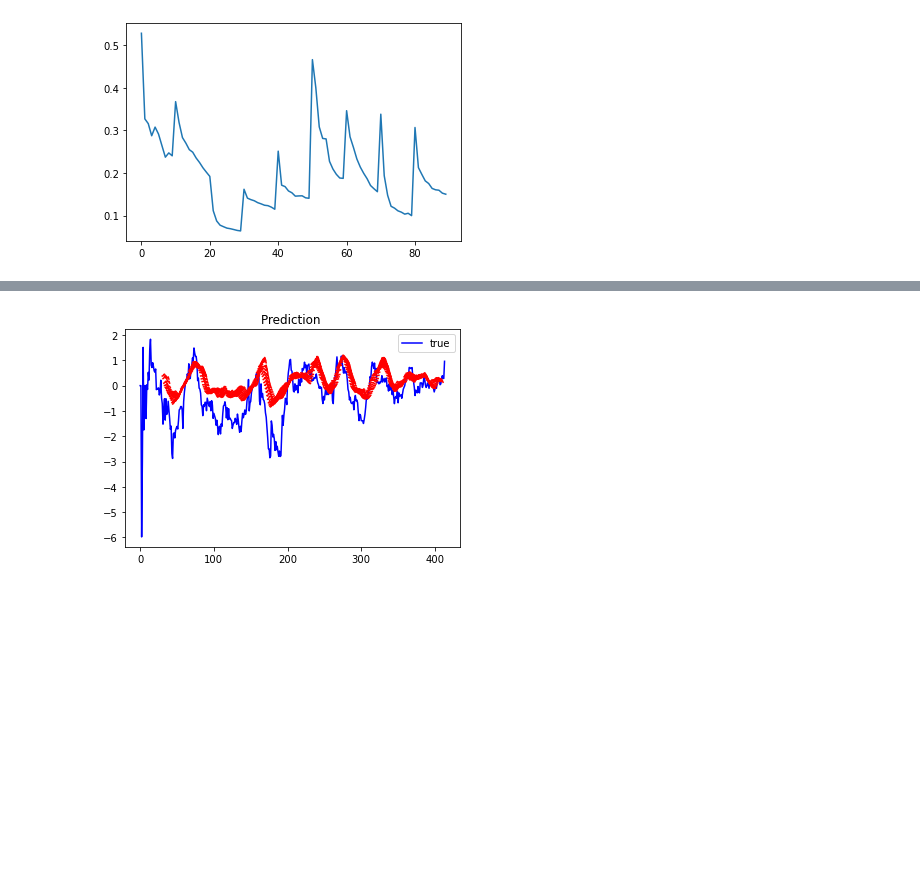
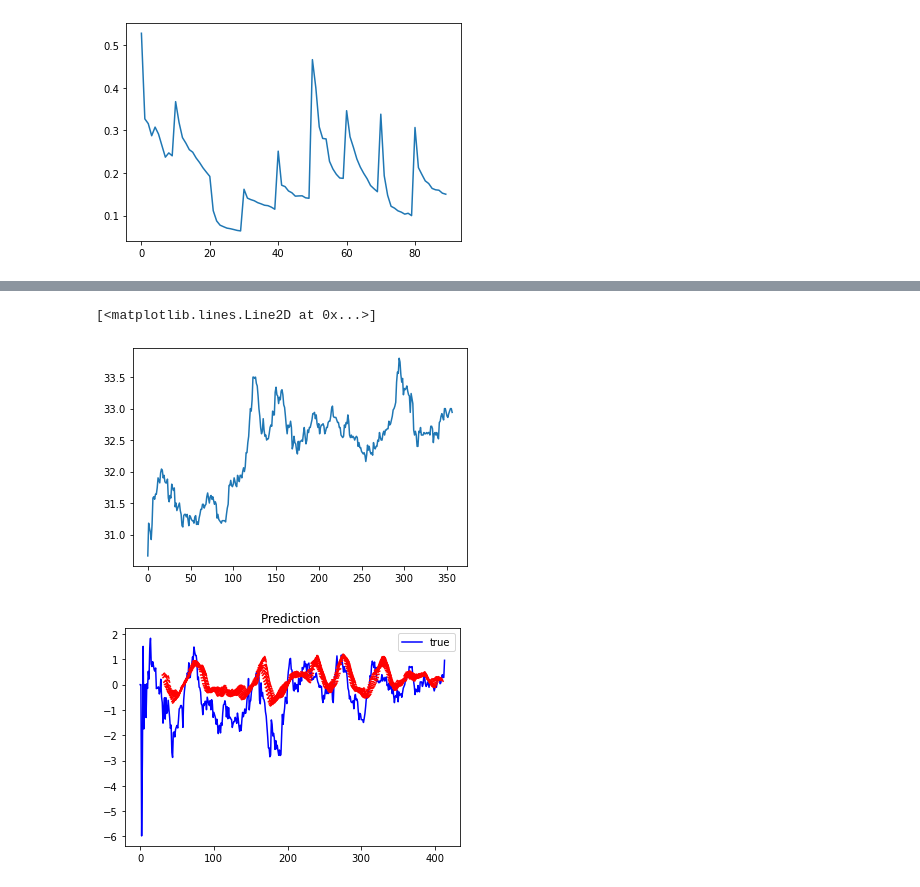
Before and after one commit to stianteien/instradag, a Jupyter notebook: RNN_build.ipynb, the cells around one changed output, grey strips where cells are left out. Drawn from its saved outputs; the diff is of its cells as text; code cells hidden in the pictures; blank space fills up the shorter version.

```diff
--- a/RNN_build.ipynb
+++ b/RNN_build.ipynb
@@ -199,3 +222,8 @@ for i, pred in enumerate(t):
+# %%
+plt.plot(data[0]['open'])
+# %% [output]
+[<matplotlib.lines.Line2D at 0x...>]
+[figure, added]
 # %%
 predicts = []
 for i in dataxes:
```
Also changed, not shown: parts of 11 cells of this notebook.
